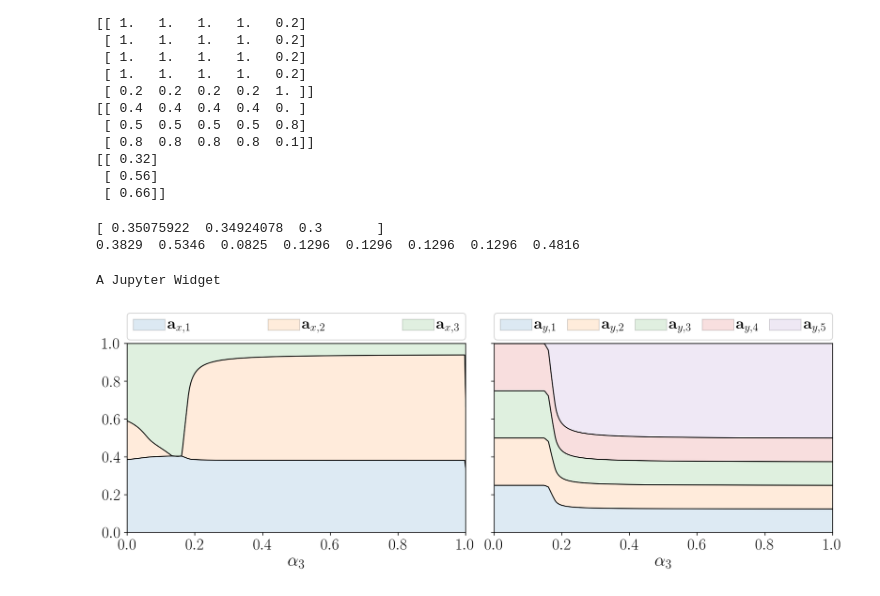
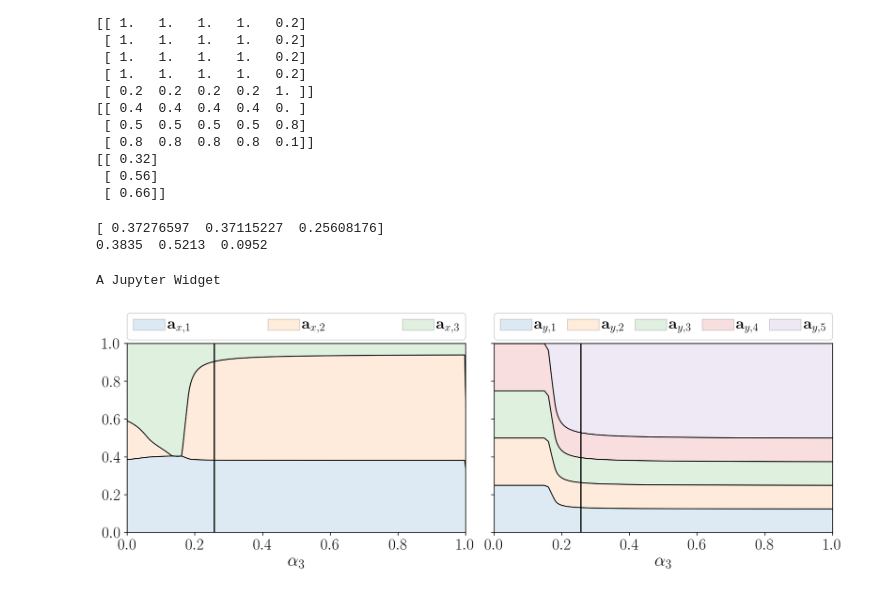
Before and after one commit to Intelligent-Systems-Phystech/MSThesis, a Jupyter notebook: Isachenko2018MultivariateQPFS/code/1-MQPFSExample.ipynb, the cells around one changed output. Saved outputs shown, nothing was run; the diff lists cells and outputs as text; code cells hidden in the pictures.

```diff
--- a/Isachenko2018MultivariateQPFS/code/1-MQPFSExample.ipynb
+++ b/Isachenko2018MultivariateQPFS/code/1-MQPFSExample.ipynb
@@ -22,7 +22,7 @@ def score_vs_alpha3(qpfs, alpha3_array):
         alphas = qpfs.get_alpha(alpha3)
         qpfs.solve_problem(alphas)
         alphas_history.append(alphas)
-        score_history.append(qpfs.score)
+        score_history.append((qpfs.zx, qpfs.zy))
     return score_history, alphas_history
 # %%
 # проверим как работают алгоритмы
@@ -94,15 +94,16 @@ print(b)
 mqpfs.Qx = Qx
 mqpfs.Qy = Qy
 mqpfs.B = B
+mqpfs.n, mqpfs.r = B.shape
 
-alphas = mqpfs.get_alpha(alpha3=0.3)
+alphas = mqpfs.get_alpha()
 print(alphas)
 mqpfs.solve_problem(alphas)
 
-print('\t'.join(['{:.4f}'.format(x) for x in mqpfs.score]))
+print('\t'.join(['{:.4f}'.format(x) for x in mqpfs.zx]))
 # %% [output]
-[ 0.35075922  0.34924078  0.3       ]
-0.3829  0.5346  0.0825  0.1296  0.1296  0.1296  0.1296  0.4816
+[ 0.37276597  0.37115227  0.25608176]
+0.3835  0.5213  0.0952
 # %%
 alpha3_array = np.linspace(0, 1, 300)
 score_history, alphas_history = score_vs_alpha3(mqpfs, alpha3_array)
@@ -113,37 +114,39 @@ fig, (ax1, ax2) = plt.subplots(1, 2, sharey=True, figsize=(12, 4))
 n_x, n_y = mqpfs.B.shape
 prev = 0.
 for i in range(n_x):
-    cur = [np.sum(a[:i + 1]) for a in score_history]
+    cur = [np.sum(sh[0][:i + 1]) for sh in score_history]
     ax1.plot(alpha3_array, cur, c='k', linewidth=1.)
     ax1.fill_between(alpha3_array, cur, prev, edgecolor='k', alpha=.15,
                      label=r'{}'.format('$\mathbf{a}_{x,' + str(i + 1) + '}$'))
     prev = cur
 
+ax1.axvline(x=alphas[-1], c='k')
 ax1.set_ylim(0., 1.)
 ax1.set_xlim(0., 1.)
 
 ax1.legend(bbox_to_anchor=(0., 1.02, 1., .102), loc=3,
            ncol=n_x, mode="expand", borderaxespad=0., frameon=True, handletextpad=0.15)
 ax1.set_xlabel(r'$\alpha_3$')
 
 prev = 0.
 for i in range(n_y):
-    cur = [np.sum(a[n_x:n_x + i + 1]) for a in score_history]
+    cur = [np.sum(sh[1][:i + 1]) for sh in score_history]
     ax2.plot(alpha3_array, cur, c='k', linewidth=1.)
     ax2.fill_between(alpha3_array, cur, prev, alpha=0.15, edgecolor='k',
                      label=r'{}'.format('$\mathbf{a}_{y,' + str(i + 1) + '}$'))
     prev = cur
 
+ax2.axvline(x=alphas[-1], c='k')
 ax2.set_ylim(0., 1.)
 ax2.set_xlim(0., 1.)
 
 lgd = ax2.legend(bbox_to_anchor=(0., 1.02, 1., .102), loc=3,
            ncol=n_y, mode="expand", borderaxespad=0., frameon=True, handletextpad=0.15)
 ax2.set_xlabel(r'$\alpha_3$')
 
 fig.tight_layout()
 fig.subplots_adjust()
 fig.savefig('figs/features_vs_alpha.pdf', format='pdf', bbox_extra_artists=(lgd,), bbox_inches='tight')
 plt.show()
 # %% [output]
-[figure, old version]
+[figure, new version]
```
Also changed, not shown: parts of 2 cells of this notebook, 3 other files.
